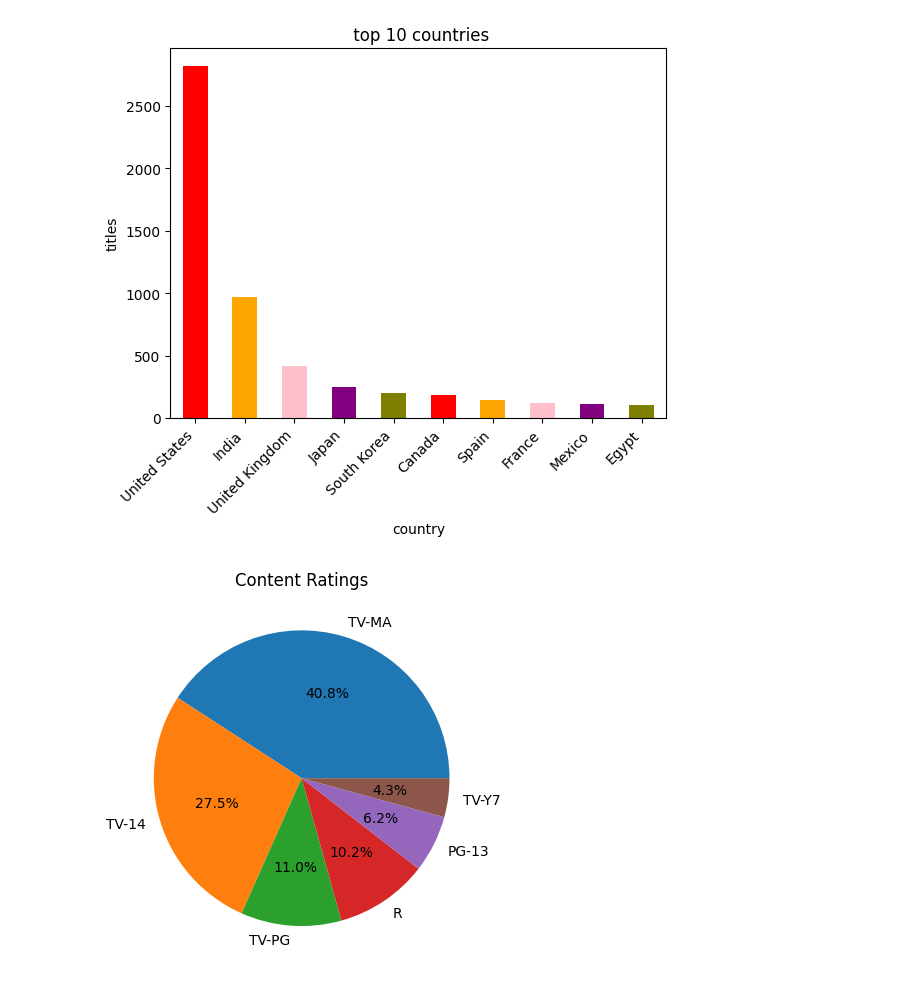
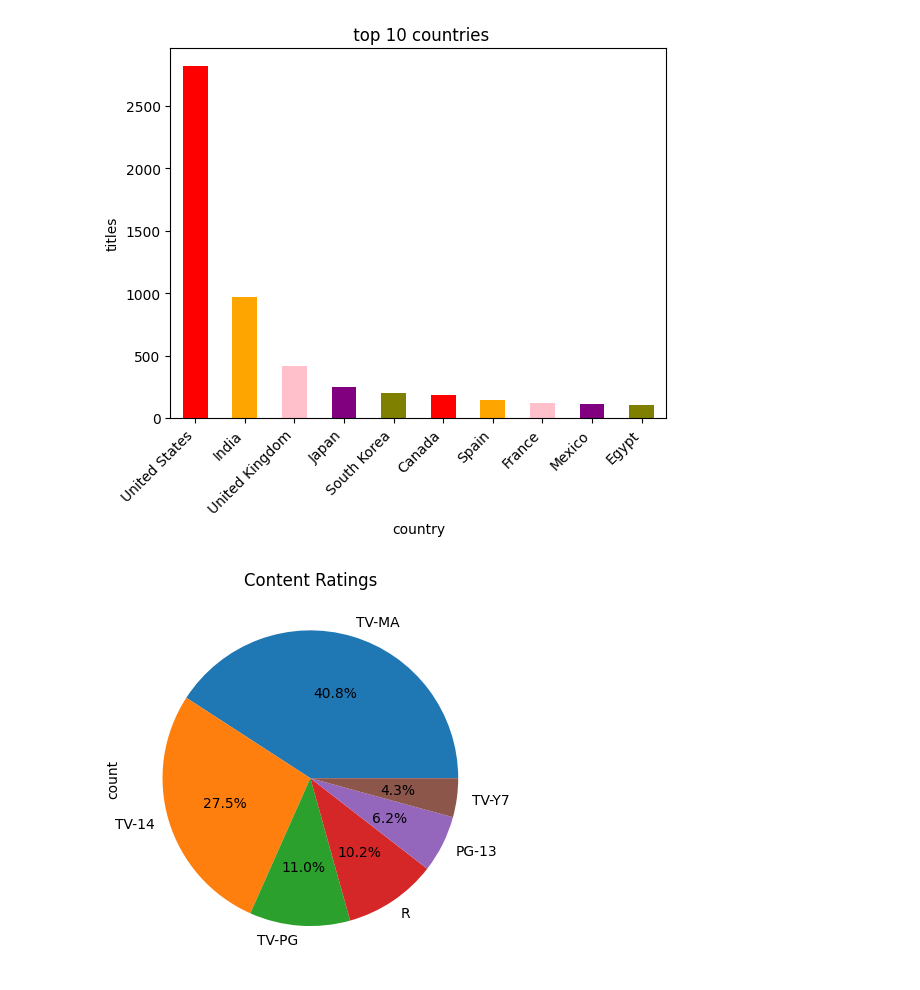
Before and after one commit to sayalivadya1654-cell/Data__Science, a Jupyter notebook: 2_Advance_Python.ipynb, the cells around one changed output. Drawn from its saved outputs; the diff is of its cells as text; code cells hidden in the pictures.

```diff
--- a/2_Advance_Python.ipynb
+++ b/2_Advance_Python.ipynb
@@ -2480,9 +2480,9 @@ plt.show()
 [figure]
 # %%
 # Content Rating Distribution (Pie Chart)
-df["rating"].value_counts().head(6).plot(kind = "pie", autopct="%1.1f%%",color = ["red","green","pink","purple","peach","olive"])
 plt.ylabel("")
+df["rating"].value_counts().head(6).plot(kind = "pie", autopct="%1.1f%%")
 plt.title("Content Ratings")
 plt.show()
 # %% [output]
-[figure, old version]
+[figure, new version]
```
